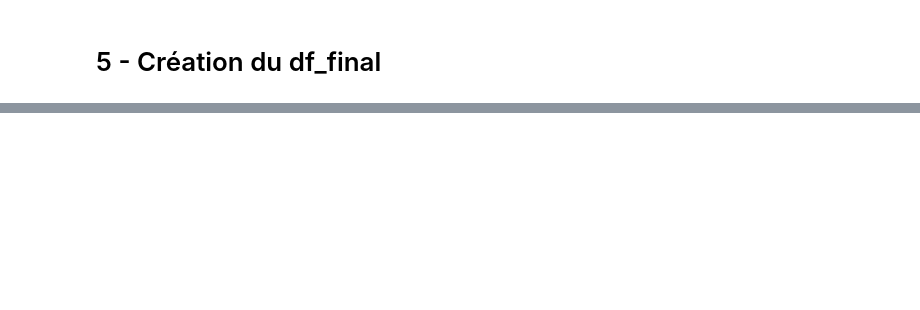
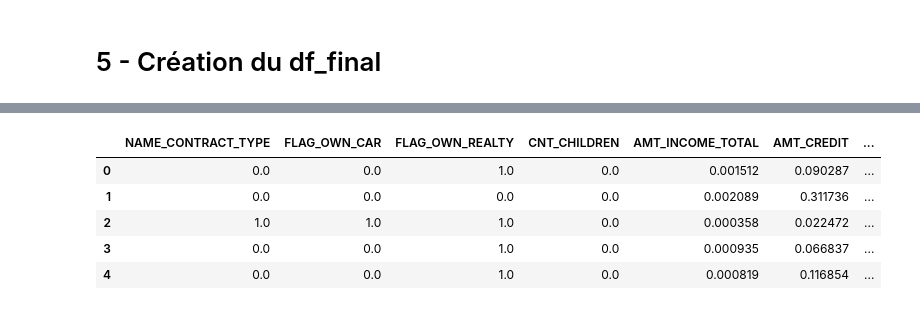
Before and after one commit to GaryMauger/P7_implementer_modele_scoring, a Jupyter notebook: Projet_7.ipynb, the cells around one changed output, grey strips where cells are left out. Cells and saved outputs as stored; diff of their text form; code cells hidden in the pictures; blank space fills up the shorter version.

```diff
--- a/Projet_7.ipynb
+++ b/Projet_7.ipynb
@@ -2673,0 +2630,11 @@ KeyError: "['TARGET'] not found in axis"
+# %%
+# Séparation de df_data_4 en train et test
+train = df_final[df_final['SK_ID_CURR'].isin(df_application_train['SK_ID_CURR'])]
+test = df_final[df_final['SK_ID_CURR'].isin(df_application_test['SK_ID_CURR'])]
+
+# Séparation des features (X) et de la target (y)
+X_train = train.drop(['TARGET', 'SK_ID_CURR'], axis=1)  # Retirer SK_ID_CURR
+y_train = train['TARGET']
+
+X_test = test.drop(['TARGET', 'SK_ID_CURR'], axis=1)  # Retirer SK_ID_CURR
+y_test = test['TARGET']
@@ -2674,3 +2647,12 @@ KeyError: "['TARGET'] not found in axis"
+# %%
+X_train.head()
+# %% [output]
+|  | NAME_CONTRACT_TYPE | FLAG_OWN_CAR | FLAG_OWN_REALTY | CNT_CHILDREN | AMT_INCOME_TOTAL | AMT_CREDIT | ... |
+| 0 | 0.0 | 0.0 | 1.0 | 0.0 | 0.001512 | 0.090287 | ... |
+| 1 | 0.0 | 0.0 | 0.0 | 0.0 | 0.002089 | 0.311736 | ... |
+| 2 | 1.0 | 1.0 | 1.0 | 0.0 | 0.000358 | 0.022472 | ... |
+| 3 | 0.0 | 0.0 | 1.0 | 0.0 | 0.000935 | 0.066837 | ... |
+| 4 | 0.0 | 0.0 | 1.0 | 0.0 | 0.000819 | 0.116854 | ... |
 # %%
 elapsed_time = time.time() - start  # Calcule le temps écoulé
 print(f"Temps total d'exécution du notebook : {elapsed_time:.2f} secondes.")
```
Also changed, not shown: parts of 50 cells of this notebook.
